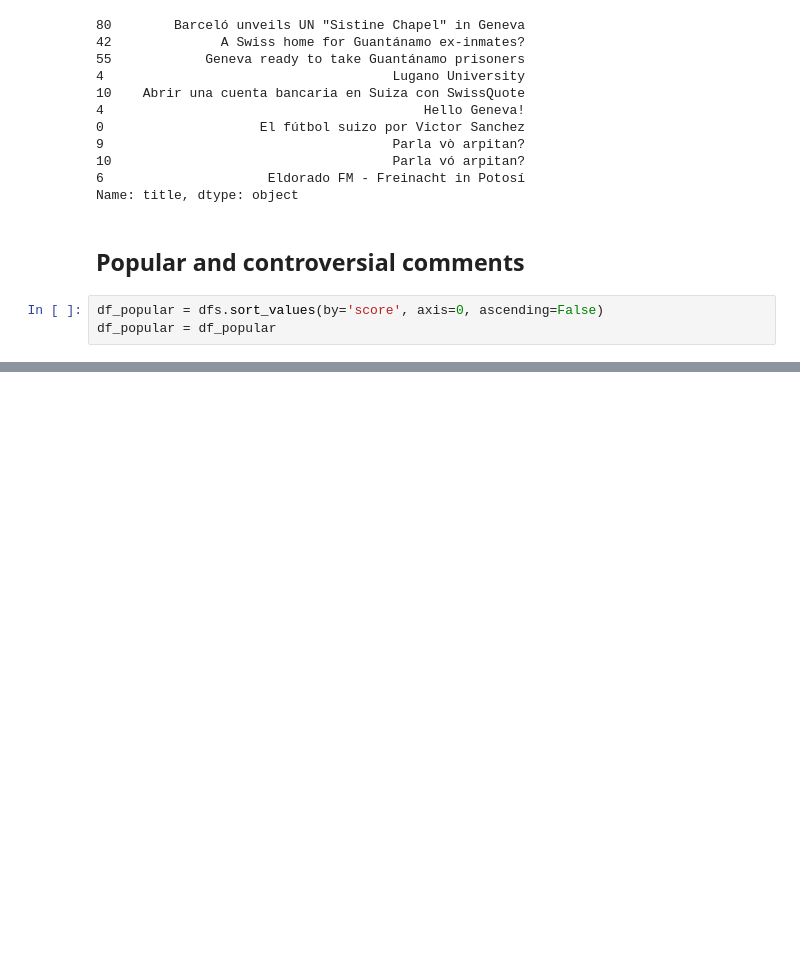
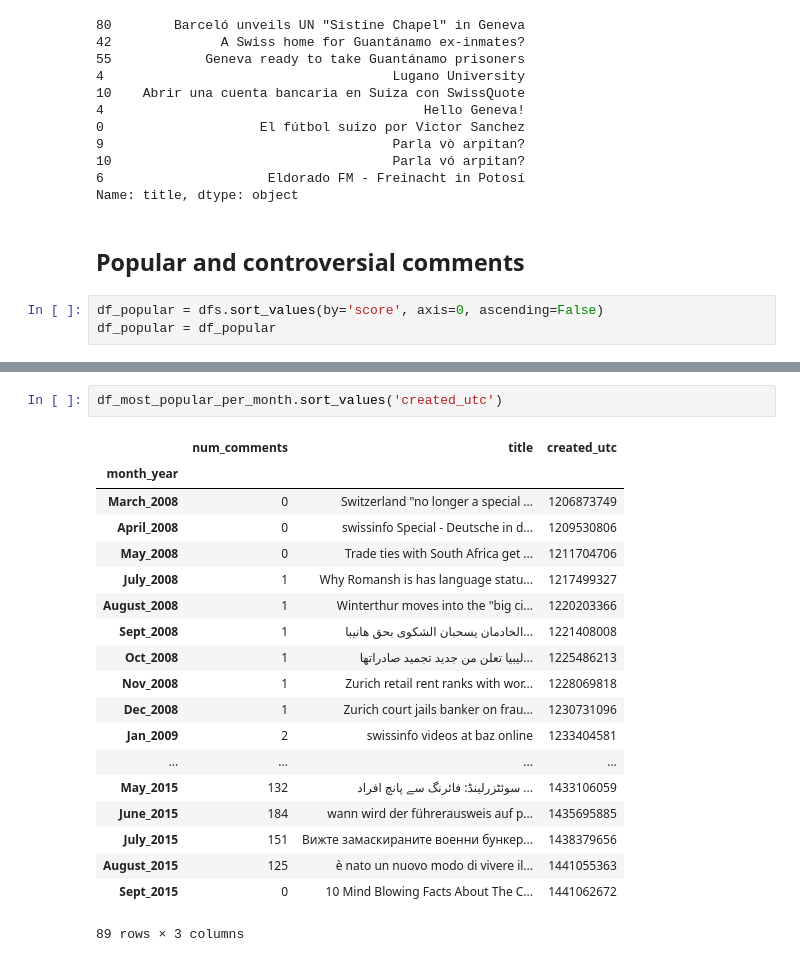
Before and after one commit to vidit09/ada-project, a Jupyter notebook: pre_processing/Preprocessing_submissions.ipynb, the cells around one changed output, grey strips where cells are left out. Cells and saved outputs as stored; diff of their text form; blank space fills up the shorter version.

```diff
--- a/pre_processing/Preprocessing_submissions.ipynb
+++ b/pre_processing/Preprocessing_submissions.ipynb
@@ -191,0 +229,22 @@ plt.bar(df_popular['created_utc'], df_popular['score'])
+# %%
+df_most_popular_per_month.sort_values('created_utc')
+# %% [output]
+|  | num_comments | title | created_utc |
+| month_year |  |  |  |
+| March_2008 | 0 | Switzerland "no longer a special ... | 1206873749 |
+| April_2008 | 0 | swissinfo Special - Deutsche in d... | 1209530806 |
+| May_2008 | 0 | Trade ties with South Africa get ... | 1211704706 |
+| July_2008 | 1 | Why Romansh is has language statu... | 1217499327 |
+| August_2008 | 1 | Winterthur moves into the "big ci... | 1220203366 |
+| Sept_2008 | 1 | الخادمان يسحبان الشكوى بحق هانيبا... | 1221408008 |
+| Oct_2008 | 1 | ليبيا تعلن من جديد تجميد صادراتها... | 1225486213 |
+| Nov_2008 | 1 | Zurich retail rent ranks with wor... | 1228069818 |
+| Dec_2008 | 1 | Zurich court jails banker on frau... | 1230731096 |
+| Jan_2009 | 2 | swissinfo videos at baz online | 1233404581 |
+| ... | ... | ... | ... |
+| May_2015 | 132 | سوئٹزرلینڈ: فائرنگ سے پانچ افراد ... | 1433106059 |
+| June_2015 | 184 | wann wird der führerausweis auf p... | 1435695885 |
+| July_2015 | 151 | Вижте замаскираните военни бункер... | 1438379656 |
+| August_2015 | 125 | è nato un nuovo modo di vivere il... | 1441055363 |
+| Sept_2015 | 0 | 10 Mind Blowing Facts About The C... | 1441062672 |
+89 rows × 3 columns
```
Also changed, not shown: parts of 6 cells of this notebook.
